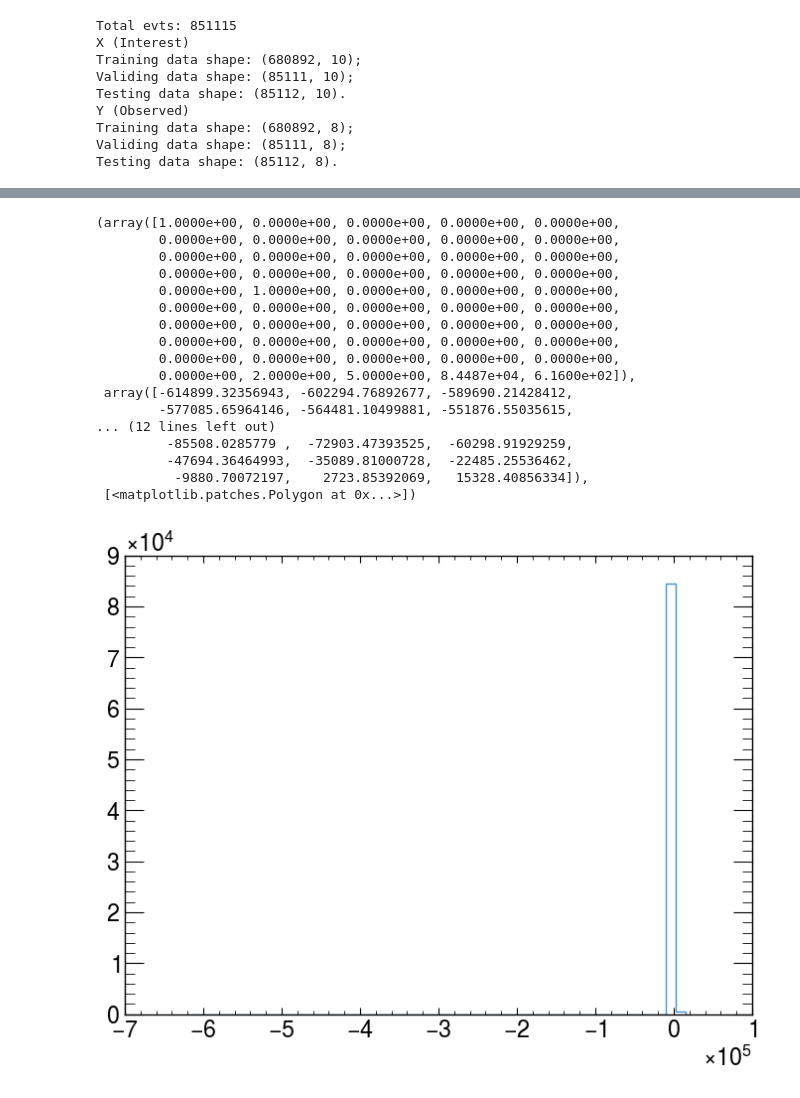
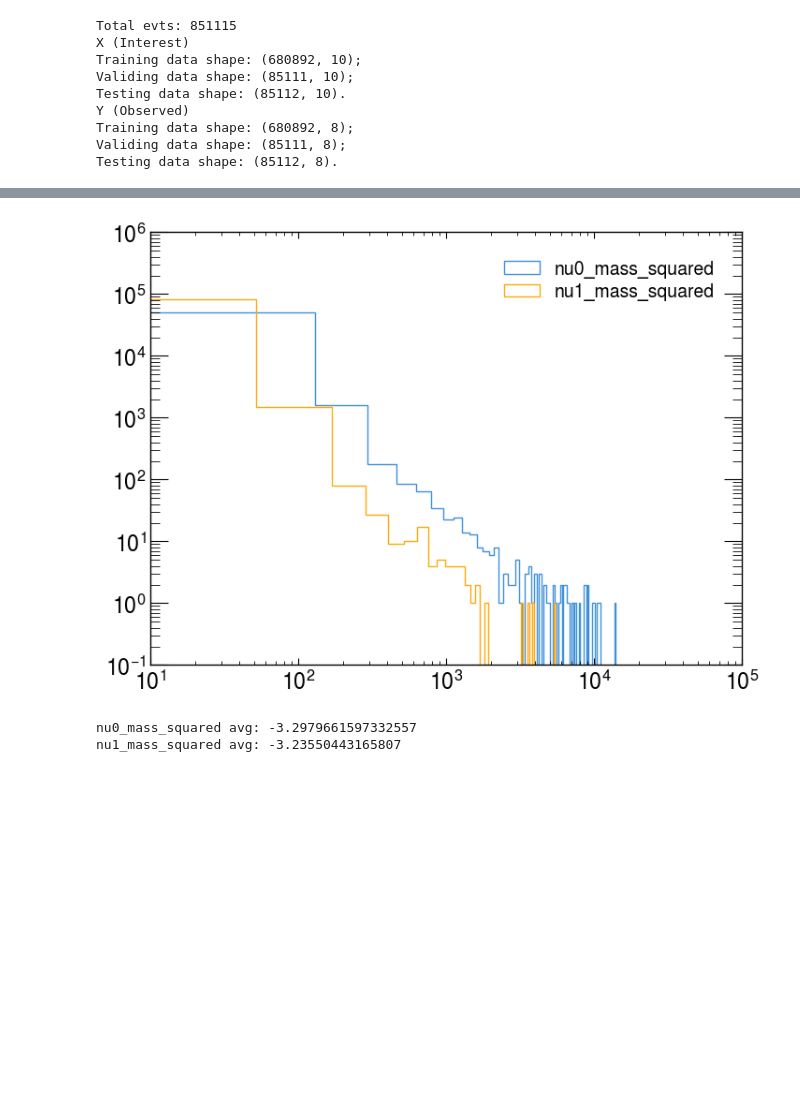
Before and after one commit to yygarypeng/QE-mls, a Jupyter notebook: 10th_trial/ww_regressor_test.ipynb, the cells around one changed output, grey strips where cells are left out. Cells and saved outputs as stored; diff of their text form; code cells hidden in the pictures; blank space fills up the shorter version.

```diff
--- a/10th_trial/ww_regressor_test.ipynb
+++ b/10th_trial/ww_regressor_test.ipynb
@@ -800,31 +798,24 @@ sig_truth_inv = np.load(dir_name + name + "_data.npz")["test_y"]
 # %%
 # neutrino mass checking
 nu0_4vect = sig_pred_inv[:, :4] - test_x[:, :4]
 nu1_4vect = sig_pred_inv[:, 4:8] - test_x[:, 4:8]
 nu0_mass_squared = np.square(nu0_4vect[:, 3]) - np.square(nu0_4vect[:, 0]) - np.square(nu0_4vect[:, 1]) - np.square(nu0_4vect[:, 2])
 nu1_mass_squared = np.square(nu1_4vect[:, 3]) - np.square(nu1_4vect[:, 0]) - np.square(nu1_4vect[:, 1]) - np.square(nu1_4vect[:, 2])
 # nu0_mass_squared
-plt.hist(nu0_mass_squared, bins=50, histtype="step", label="nu0_mass_squared")
+plt.hist(nu0_mass_squared, bins=100, histtype="step", label="nu0_mass_squared")
+plt.hist(nu1_mass_squared, bins=100, histtype="step", label="nu1_mass_squared")
+plt.semilogx()
+plt.semilogy()
+plt.legend()
+plt.show()
+
+print("nu0_mass_squared avg:", np.mean(nu0_mass_squared))
+print("nu1_mass_squared avg:", np.mean(nu1_mass_squared))
 # plt.hist(nu1_mass_squared, bins=100, range=(0, 100), histtype="step", label="nu1_mass_squared")
 # %% [output]
+[figure, new version]
-(array([1.0000e+00, 0.0000e+00, 0.0000e+00, 0.0000e+00, 0.0000e+00,
-        0.0000e+00, 0.0000e+00, 0.0000e+00, 0.0000e+00, 0.0000e+00,
-        0.0000e+00, 0.0000e+00, 0.0000e+00, 0.0000e+00, 0.0000e+00,
-        0.0000e+00, 0.0000e+00, 0.0000e+00, 0.0000e+00, 0.0000e+00,
-        0.0000e+00, 1.0000e+00, 0.0000e+00, 0.0000e+00, 0.0000e+00,
-        0.0000e+00, 0.0000e+00, 0.0000e+00, 0.0000e+00, 0.0000e+00,
-        0.0000e+00, 0.0000e+00, 0.0000e+00, 0.0000e+00, 0.0000e+00,
-        0.0000e+00, 0.0000e+00, 0.0000e+00, 0.0000e+00, 0.0000e+00,
-        0.0000e+00, 0.0000e+00, 0.0000e+00, 0.0000e+00, 0.0000e+00,
-        0.0000e+00, 2.0000e+00, 5.0000e+00, 8.4487e+04, 6.1600e+02]),
- array([-614899.32356943, -602294.76892677, -589690.21428412,
-        -577085.65964146, -564481.10499881, -551876.55035615,
-... (12 lines left out)
-         -85508.0285779 ,  -72903.47393525,  -60298.91929259,
-         -47694.36464993,  -35089.81000728,  -22485.25536462,
-          -9880.70072197,    2723.85392069,   15328.40856334]),
- [<matplotlib.patches.Polygon at 0x...>])
+nu0_mass_squared avg: -3.2979661597332557
+nu1_mass_squared avg: -3.23550443165807
-[figure, old version]
 # %%
 print(
     f"Truth mean: {np.mean(sig_truth_inv[:,0]):.3f}, std: {np.std(sig_truth_inv[:,0]):.3f}, min: {np.min(sig_truth_inv[:,0]):.3f}, max: {np.max(sig_truth_inv[:,0]):.3f}"
```
Also changed, not shown: parts of 29 cells of this notebook, 2 other files.
